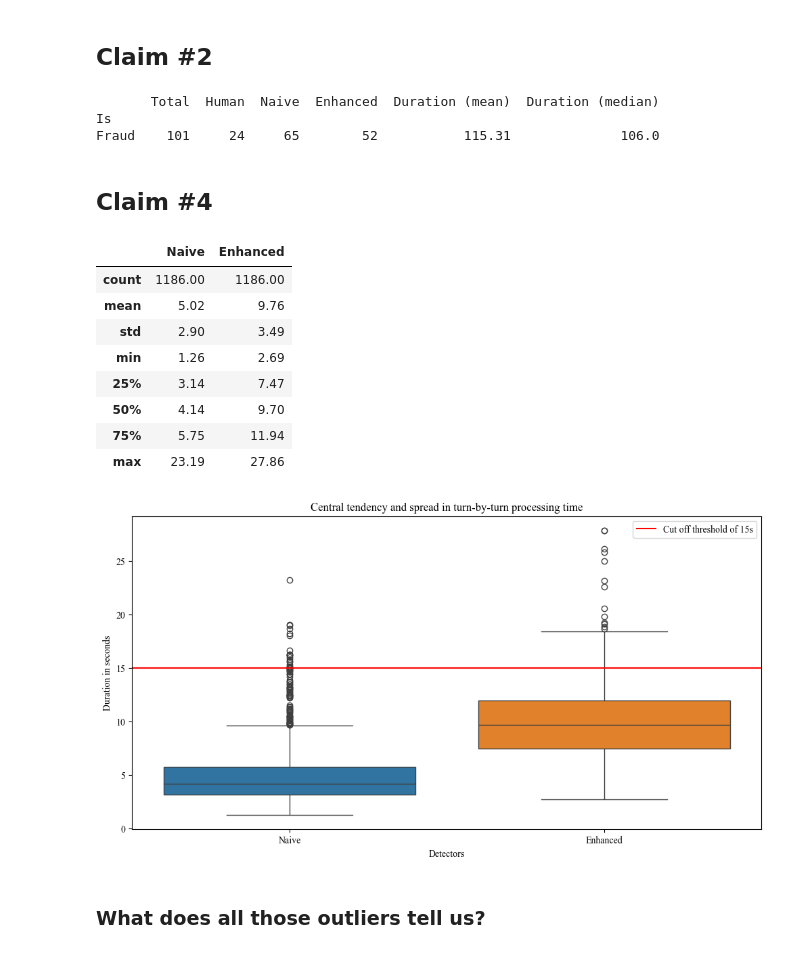
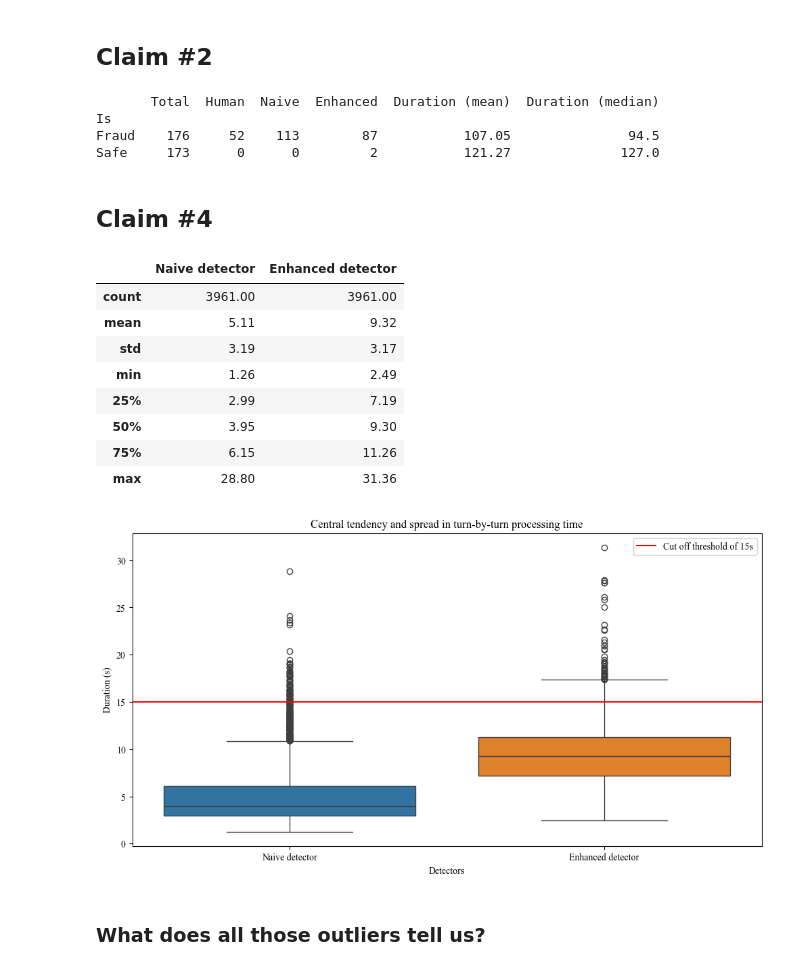
Before and after one commit to rtafurthgarcia/COM754, a Jupyter notebook: Detector/analysis.ipynb, the cells around one changed output. Saved outputs shown, nothing was run; the diff lists cells and outputs as text; code cells hidden in the pictures.

```diff
--- a/Detector/analysis.ipynb
+++ b/Detector/analysis.ipynb
@@ -17,7 +17,7 @@ plt.rcParams["font.serif"] = ["Times New Roman"]
 
 
 # Load our results
-with open(os.path.join("..", "dataset", "v", "results.json"), "r", encoding="utf-8") as f:
+with open(os.path.join("..", "dataset", "results.json"), "r", encoding="utf-8") as f:
     data = json.load(f)
 
 def time_to_seconds(time_str) -> int:
@@ -70,7 +70,8 @@ print (result_2nd_claim)
 # %% [output]
        Total  Human  Naive  Enhanced  Duration (mean)  Duration (median)
 Is
-Fraud    101     24     65        52           115.31              106.0
+Fraud    176     52    113        87           107.05               94.5
+Safe     173      0      0         2           121.27              127.0
 # %% [markdown]
 ## Claim #4
 # %%
@@ -80,35 +81,35 @@ for record in data:
     for subrecord in record["DetectionResults"]:
         rows_4th_claim.append({
             "Id": record["Id"],
-            "Naive": subrecord["NaiveClassification"]["Duration"],
-            "Enhanced": subrecord["EnhancedClassification"]["Duration"]
+            "Naive detector": subrecord["NaiveClassification"]["Duration"],
+            "Enhanced detector": subrecord["EnhancedClassification"]["Duration"]
         })
 
 df4 = pd.DataFrame(rows_4th_claim)
 df4.describe().round(2)
 # %% [output]
-|  | Naive | Enhanced |
-| count | 1186.00 | 1186.00 |
-| mean | 5.02 | 9.76 |
-| std | 2.90 | 3.49 |
-| min | 1.26 | 2.69 |
-| 25% | 3.14 | 7.47 |
-| 50% | 4.14 | 9.70 |
-| 75% | 5.75 | 11.94 |
-| max | 23.19 | 27.86 |
+|  | Naive detector | Enhanced detector |
+| count | 3961.00 | 3961.00 |
+| mean | 5.11 | 9.32 |
+| std | 3.19 | 3.17 |
+| min | 1.26 | 2.49 |
+| 25% | 2.99 | 7.19 |
+| 50% | 3.95 | 9.30 |
+| 75% | 6.15 | 11.26 |
+| max | 28.80 | 31.36 |
 # %%
 # Boxplot to identify outliers
 plt.figure(figsize=(12, 6))
 bxp = sns.boxplot(data=df4.drop('Id', axis=1))
 ax = plt.subplot(111)
 ax.axhline(y = 15, color = 'r', label = 'Cut off threshold of 15s')
 ax.set_xlabel("Detectors")
-ax.set_ylabel("Duration in seconds")
+ax.set_ylabel("Duration (s)")
 plt.legend()
 plt.title('Central tendency and spread in turn-by-turn processing time')
 plt.show()
 # %% [output]
-[figure, old version]
+[figure, new version]
 # %% [markdown]
 ### What does all those outliers tell us?
 # %%
```
Also changed, not shown: parts of 4 cells of this notebook, 1 other file.
